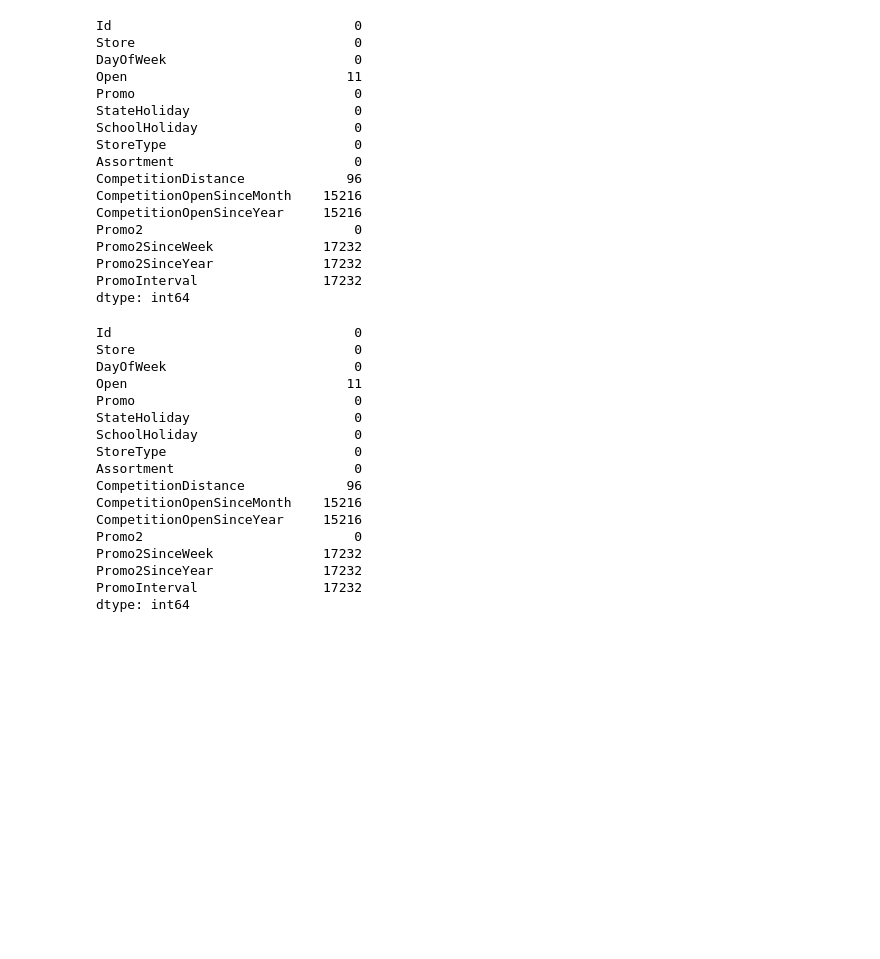
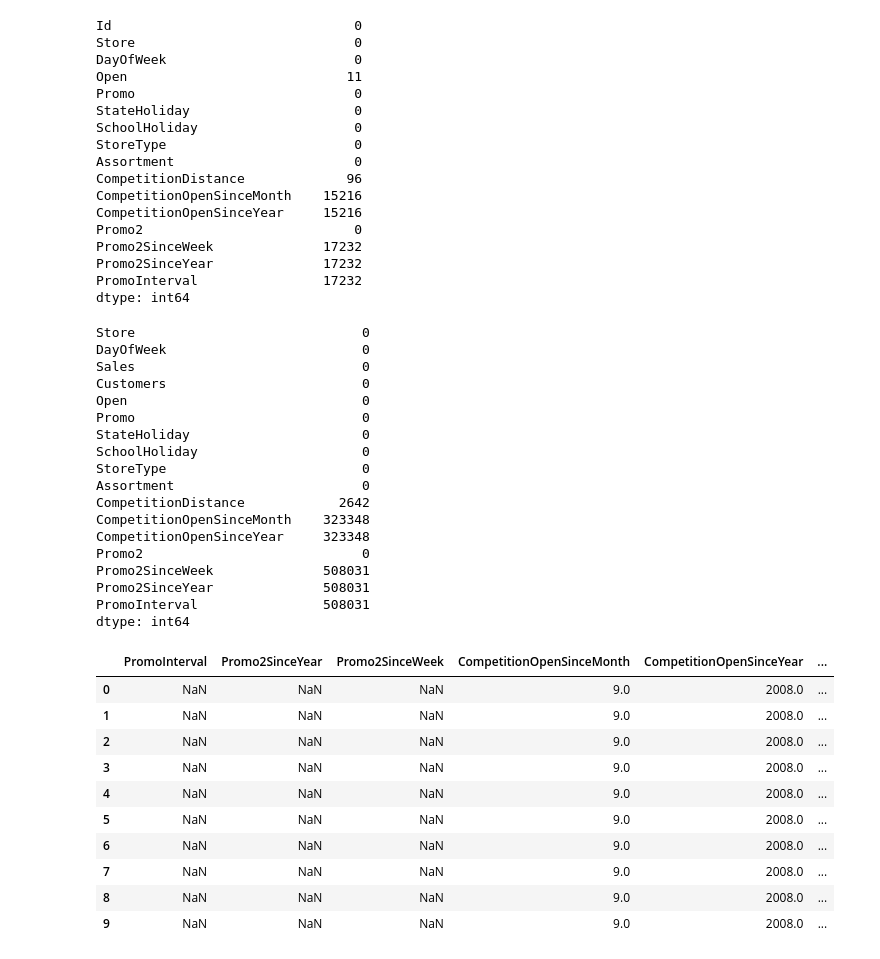
Before and after one commit to tibarekb/Pharmaceutical-Sales-Prediction, a Jupyter notebook: notebooks/Data_cleaning.ipynb, the cells around one changed output. Saved outputs shown, nothing was run; the diff lists cells and outputs as text; code cells hidden in the pictures; blank space fills up the shorter version.

```diff
--- a/notebooks/Data_cleaning.ipynb
+++ b/notebooks/Data_cleaning.ipynb
@@ -216,22 +216,38 @@ Promo2SinceYear              17232
 PromoInterval                17232
 dtype: int64
 # %%
-test_store.isna().sum()
+train_store.isna().sum()
 # %% [output]
-Id                               0
-Store                            0
-DayOfWeek                        0
-Open                            11
-Promo                            0
-StateHoliday                     0
-SchoolHoliday                    0
-StoreType                        0
-Assortment                       0
-CompetitionDistance             96
-CompetitionOpenSinceMonth    15216
-CompetitionOpenSinceYear     15216
-Promo2                           0
-Promo2SinceWeek              17232
-Promo2SinceYear              17232
-PromoInterval                17232
+Store                             0
+DayOfWeek                         0
+Sales                             0
+Customers                         0
+Open                              0
+Promo                             0
+StateHoliday                      0
+SchoolHoliday                     0
+StoreType                         0
+Assortment                        0
+CompetitionDistance            2642
+CompetitionOpenSinceMonth    323348
+CompetitionOpenSinceYear     323348
+Promo2                            0
+Promo2SinceWeek              508031
+Promo2SinceYear              508031
+PromoInterval                508031
 dtype: int64
+# %%
+missing_df = train_df[['PromoInterval', 'Promo2SinceYear', 'Promo2SinceWeek', 'CompetitionOpenSinceMonth', 'CompetitionOpenSinceYear', 'CompetitionDistance', 'Open']]
+missing_df.head(10)
+# %% [output]
+|  | PromoInterval | Promo2SinceYear | Promo2SinceWeek | CompetitionOpenSinceMonth | CompetitionOpenSinceYear | ... |
+| 0 | NaN | NaN | NaN | 9.0 | 2008.0 | ... |
+| 1 | NaN | NaN | NaN | 9.0 | 2008.0 | ... |
+| 2 | NaN | NaN | NaN | 9.0 | 2008.0 | ... |
+| 3 | NaN | NaN | NaN | 9.0 | 2008.0 | ... |
+| 4 | NaN | NaN | NaN | 9.0 | 2008.0 | ... |
+| 5 | NaN | NaN | NaN | 9.0 | 2008.0 | ... |
+| 6 | NaN | NaN | NaN | 9.0 | 2008.0 | ... |
+| 7 | NaN | NaN | NaN | 9.0 | 2008.0 | ... |
+| 8 | NaN | NaN | NaN | 9.0 | 2008.0 | ... |
+| 9 | NaN | NaN | NaN | 9.0 | 2008.0 | ... |
```
Also changed, not shown: parts of 8 cells of this notebook, 1 other file.
